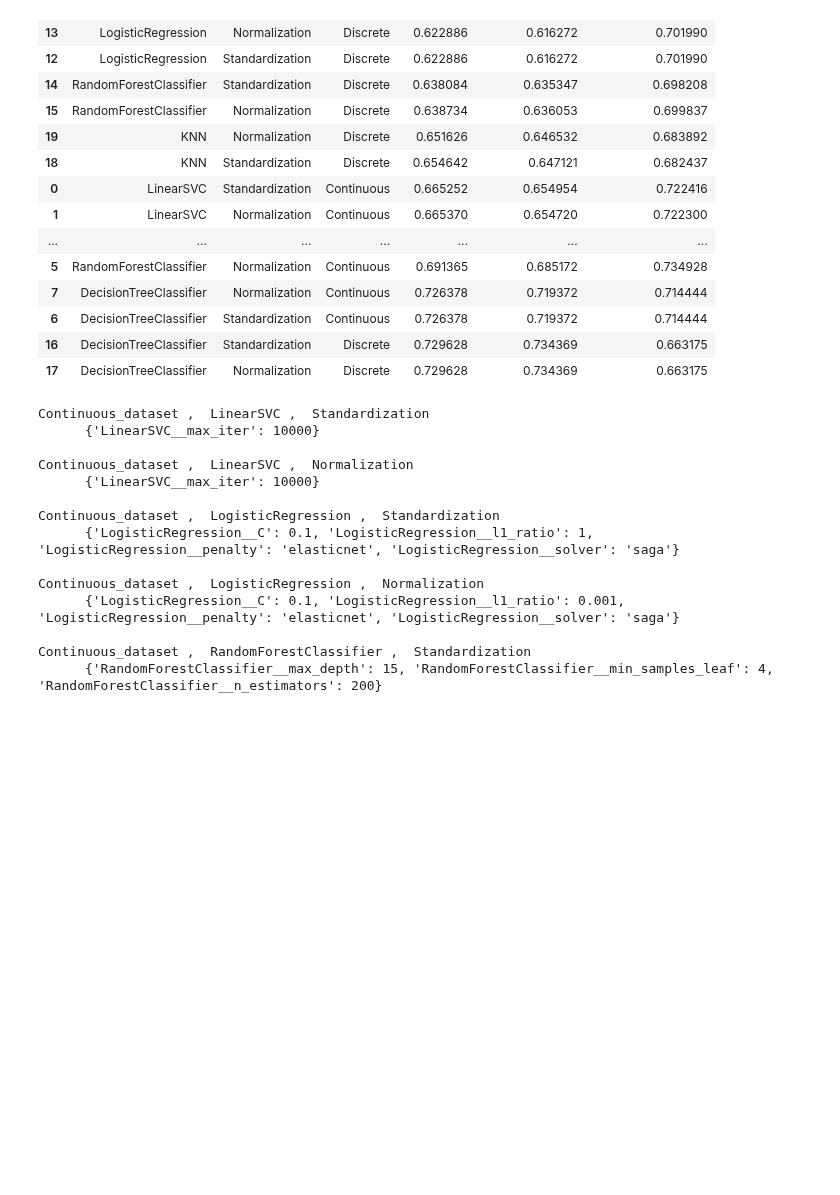
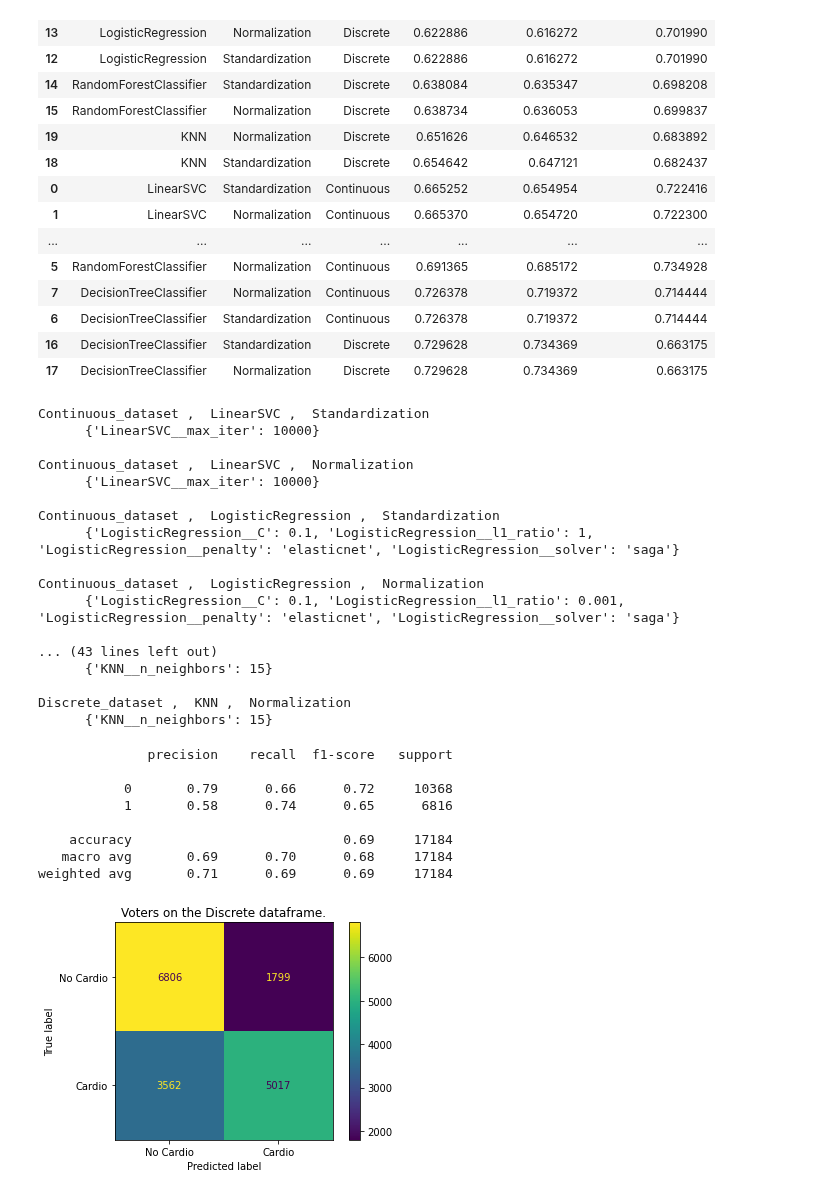
Before and after one commit to SamiFatmi/Machine-Learning-SAMI-FATMI, a Jupyter notebook: Labs/2-Disease_prediction.ipynb, the cells around one changed output. Drawn from its saved outputs; the diff is of its cells as text; code cells hidden in the pictures; blank space fills up the shorter version.

Commit message:
2.6 . Confusion matrix

```diff
--- a/Labs/2-Disease_prediction.ipynb
+++ b/Labs/2-Disease_prediction.ipynb
@@ -907,8 +907,8 @@ for i,element in enumerate(classifiers_dict):
     print("     ",classifiers_dict[element].best_params_,"\n")
 
     #printing 5 elements only
-    if i==4:
-        break
+    #if i==4:
+    #    break
 # %% [output]
 Continuous_dataset ,  LinearSVC ,  Standardization
       {'LinearSVC__max_iter': 10000}
@@ -922,5 +922,8 @@ Continuous_dataset ,  LogisticRegression ,  Standardization
 Continuous_dataset ,  LogisticRegression ,  Normalization
       {'LogisticRegression__C': 0.1, 'LogisticRegression__l1_ratio': 0.001, 'LogisticRegression__penalty': 'elasticnet', 'LogisticRegression__solver': 'saga'}
 
-Continuous_dataset ,  RandomForestClassifier ,  Standardization
-      {'RandomForestClassifier__max_depth': 15, 'RandomForestClassifier__min_samples_leaf': 4, 'RandomForestClassifier__n_estimators': 200}
+... (43 lines left out)
+      {'KNN__n_neighbors': 15}
+
+Discrete_dataset ,  KNN ,  Normalization
+      {'KNN__n_neighbors': 15}
@@ -926,0 +955,31 @@ Continuous_dataset ,  RandomForestClassifier ,  Standardization
+# %%
+from sklearn.metrics import classification_report,confusion_matrix,ConfusionMatrixDisplay
+
+def evaluate_model(model,dataframe_name):
+
+    if dataframe_name=="Continuous":
+        X_train,y_train,X_test,y_test = X_train_c,y_train_c,X_test_c,y_test_c
+    elif dataframe_name=="Discrete":
+        X_train,y_train,X_test,y_test = X_train_d,y_train_d,X_test_d,y_test_d
+
+    model.fit(X_train,y_train)
+    y_pred = model.predict(X_test)
+    print(classification_report(y_pred,y_test))
+    cm = confusion_matrix(y_test,y_pred)
+
+    disp = ConfusionMatrixDisplay(cm,display_labels = ["No Cardio","Cardio"])
+
+    disp.plot()
+    disp.ax_.set_title(f"Voters on the {dataframe_name} dataframe.")
+# %%
+evaluate_model(vote_clf,"Discrete")
+# %% [output]
+              precision    recall  f1-score   support
+
+           0       0.79      0.66      0.72     10368
+           1       0.58      0.74      0.65      6816
+
+    accuracy                           0.69     17184
+   macro avg       0.69      0.70      0.68     17184
+weighted avg       0.71      0.69      0.69     17184
+[figure, added]
```
Also changed, not shown: parts of 2 cells of this notebook.
